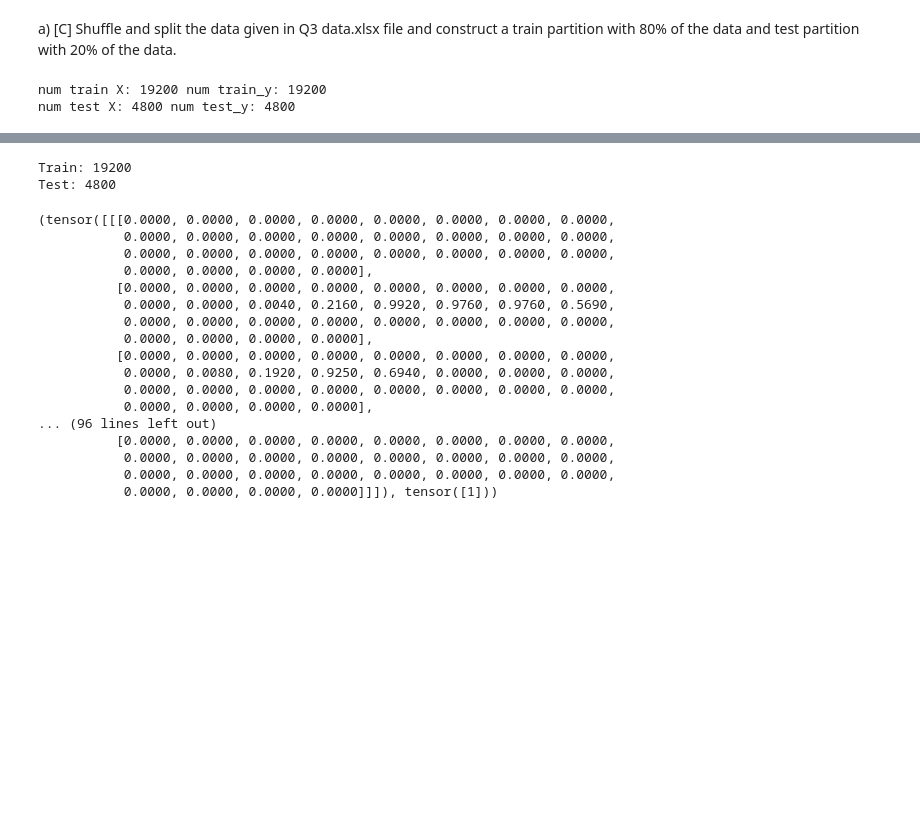
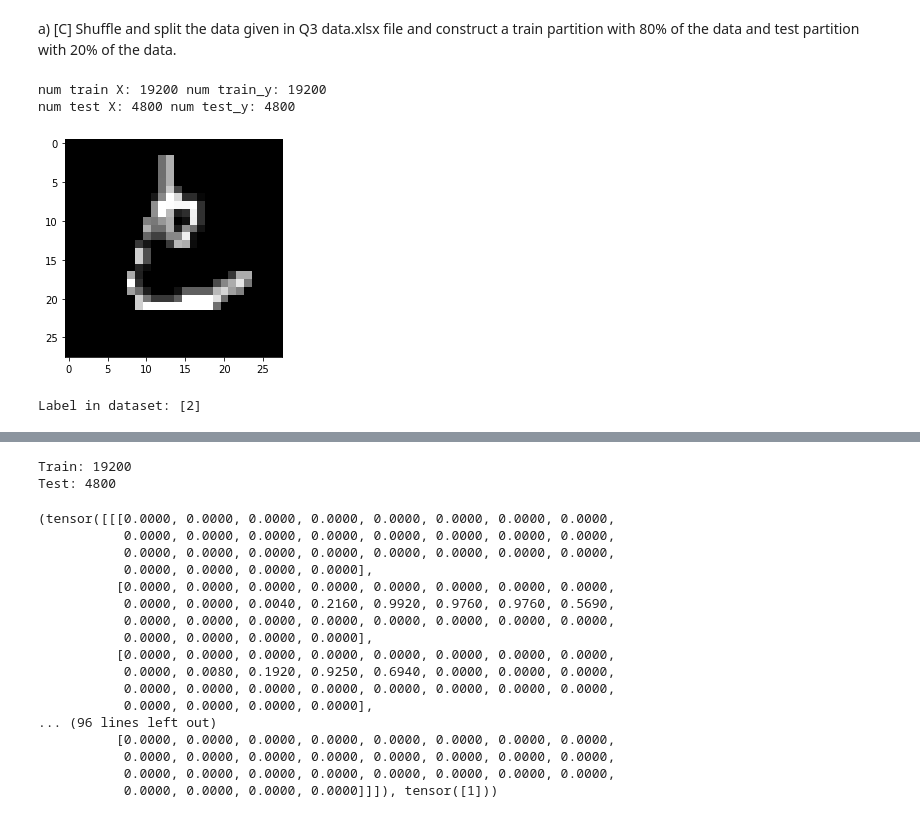
Before and after one commit to vinodnbhat/AIML-CEP-2021-Assignments, a Jupyter notebook: Final Asgn_Q3_v2.ipynb, the cells around one changed output, grey strips where cells are left out. Drawn from its saved outputs; the diff is of its cells as text; code cells hidden in the pictures; blank space fills up the shorter version.

```diff
--- a/Final Asgn_Q3_v2.ipynb
+++ b/Final Asgn_Q3_v2.ipynb
@@ -131,3 +131,13 @@ print('num test X:', len(test_X), 'num test_y:', len(test_y))
 # %% [output]
 num train X: 19200 num train_y: 19200
 num test X: 4800 num test_y: 4800
+# %%
+i=1000
+train_X_img = train_X[i].reshape(28, 28)
+train_X_img
+plt.imshow(train_X_img,cmap='gray')
+plt.show()
+print(f"\n\nLabel in dataset: {train_y[i]+1}")
+# %% [output]
+[figure, added]
+Label in dataset: [2]
```
Also changed, not shown: parts of 8 cells of this notebook.
